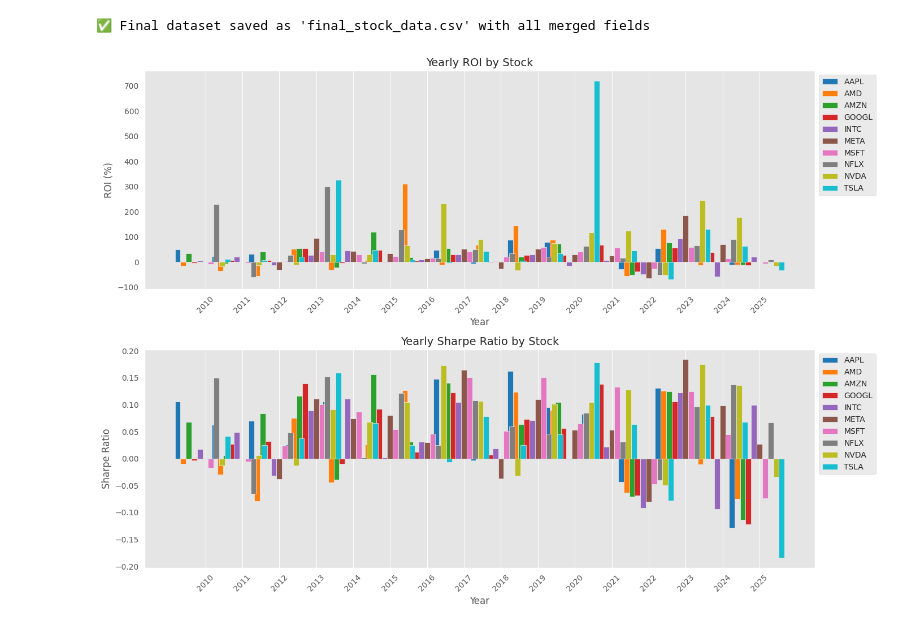
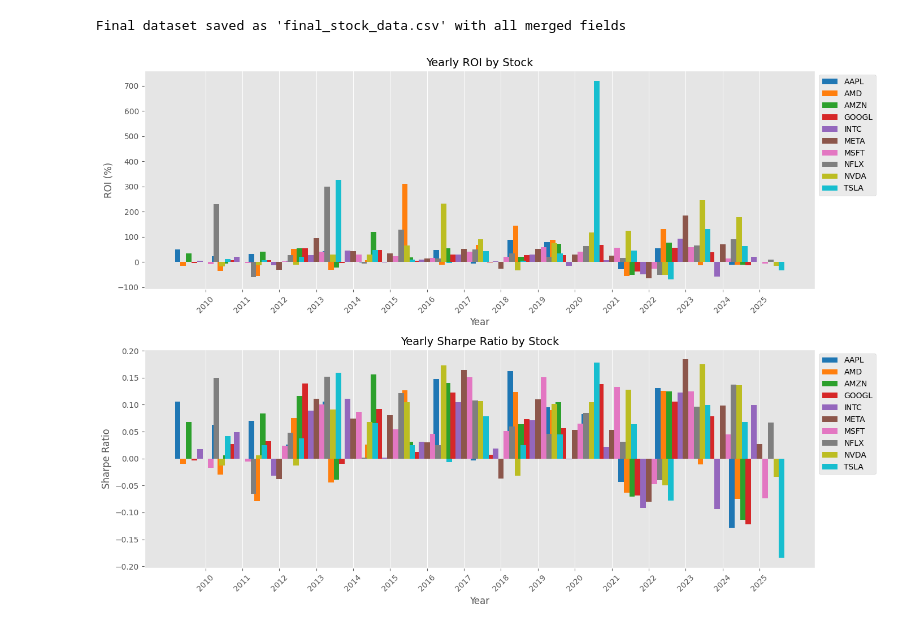
Before and after one commit to EktaAgja/Deep-Reinforcement-Learning-DRL-in-Algorithmic-Trading, a Jupyter notebook: Load_data.ipynb, the cells around one changed output. Saved outputs shown, nothing was run; the diff lists cells and outputs as text; code cells hidden in the pictures.

```diff
--- a/Load_data.ipynb
+++ b/Load_data.ipynb
@@ -87,7 +82,7 @@ from tqdm import tqdm
 from datetime import datetime
 
 # Load the original dataset with stock data
-stock_data = pd.read_csv("stock_data_long.csv", parse_dates=["Date"])
+stock_data = pd.read_csv("./data/stock_data_long.csv", parse_dates=["Date"])
 
 # Ensure 'Close' price and 'Daily_Return' exist
 stock_data["Daily_Return"] = stock_data.groupby("Stock")["Close"].pct_change()
@@ -121,8 +116,8 @@ yearly_metrics.reset_index(inplace=True)
 merged_data = stock_data.merge(yearly_metrics, on=["Stock", "Year"], how="left")
 
 # Save final dataset with all fields
-merged_data.to_csv("final_stock_data.csv", index=False)
-print("✅ Final dataset saved as 'final_stock_data.csv' with all merged fields")
+merged_data.to_csv("./data/final_stock_data.csv", index=False)
+print("Final dataset saved as 'final_stock_data.csv' with all merged fields")
 
 # --- Visualization using Matplotlib ---
 plt.style.use("ggplot")  # Better visual style
@@ -138,32 +133,32 @@ x_positions = np.arange(len(years))  # X positions for the bars
 
 # ROI Bar Graph
 for idx, stock in enumerate(stocks):
     data = yearly_metrics[yearly_metrics["Stock"] == stock].set_index("Year").reindex(years).reset_index()
     axes[0].bar(x_positions + (idx * width), data["ROI"], width=width, label=stock, color=colors(idx))
 
 axes[0].set_xticks(x_positions + (width * len(stocks) / 2))  # Center tick labels
 axes[0].set_xticklabels(years, rotation=45)
 axes[0].set_title("Yearly ROI by Stock", fontsize=14)
 axes[0].set_xlabel("Year")
 axes[0].set_ylabel("ROI (%)")
 axes[0].legend(loc="upper left", bbox_to_anchor=(1, 1))
 axes[0].grid(axis="y")
 
 # Sharpe Ratio Bar Graph
 for idx, stock in enumerate(stocks):
     data = yearly_metrics[yearly_metrics["Stock"] == stock].set_index("Year").reindex(years).reset_index()
     axes[1].bar(x_positions + (idx * width), data["Sharpe_Ratio"], width=width, label=stock, color=colors(idx))
 
 axes[1].set_xticks(x_positions + (width * len(stocks) / 2))
 axes[1].set_xticklabels(years, rotation=45)
 axes[1].set_title("Yearly Sharpe Ratio by Stock", fontsize=14)
 axes[1].set_xlabel("Year")
 axes[1].set_ylabel("Sharpe Ratio")
 axes[1].legend(loc="upper left", bbox_to_anchor=(1, 1))
 axes[1].grid(axis="y")
 
 plt.tight_layout()
 plt.show()
 # %% [output]
-✅ Final dataset saved as 'final_stock_data.csv' with all merged fields
+Final dataset saved as 'final_stock_data.csv' with all merged fields
-[figure, old version]
+[figure, new version]
```
Also changed, not shown: parts of 3 cells of this notebook, 2 other files.
